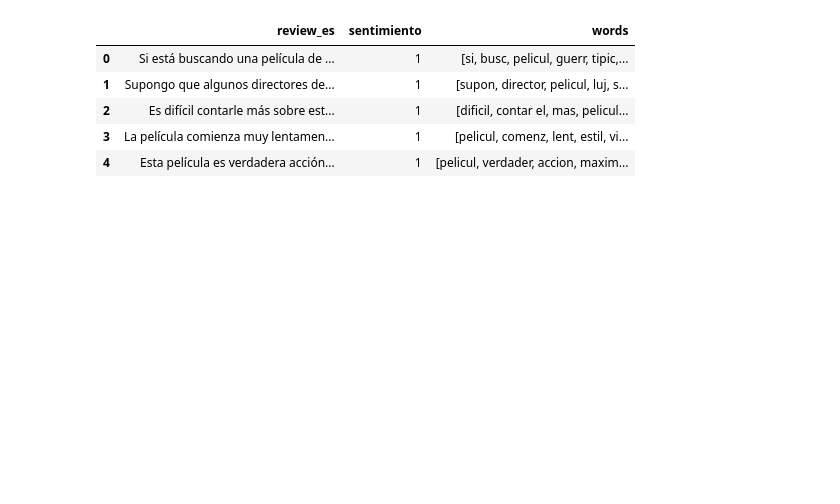
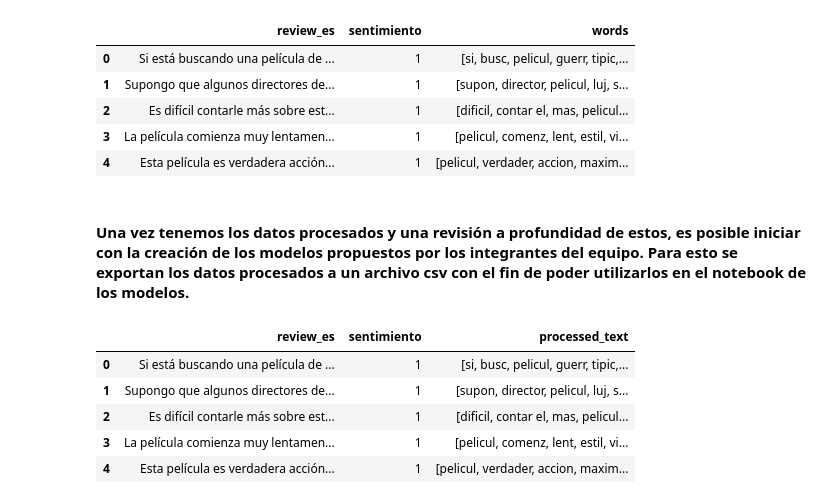
Before and after one commit to Zucaritas-BI/Proyecto-1, a Jupyter notebook: proy_desarrollo.ipynb, the cells around one changed output. Cells and saved outputs as stored; diff of their text form; code cells hidden in the pictures; blank space fills up the shorter version.

Commit message:
notebooks and data exported to work

```diff
--- a/proy_desarrollo.ipynb
+++ b/proy_desarrollo.ipynb
@@ -400,3 +392,18 @@ df_movies_prep.head()
 | 2 | Es difícil contarle más sobre est... | 1 | [dificil, contar el, mas, pelicul... |
 | 3 | La película comienza muy lentamen... | 1 | [pelicul, comenz, lent, estil, vi... |
 | 4 | Esta película es verdadera acción... | 1 | [pelicul, verdader, accion, maxim... |
+# %% [markdown]
+#### Una vez tenemos los datos procesados y una revisión a profundidad de estos, es posible iniciar con la creación de los modelos propuestos por los integrantes del equipo. Para esto se exportan los datos procesados a un archivo csv con el fin de poder utilizarlos en el notebook de los modelos.
+# %%
+# Se cambia el nombre de la columna 'words' por 'processed_text'
+df_movies_prep.rename(columns={'words': 'processed_text'}, inplace=True)
+
+#Visualización de los cambios
+df_movies_prep.head()
+# %% [output]
+|  | review_es | sentimiento | processed_text |
+| 0 | Si está buscando una película de ... | 1 | [si, busc, pelicul, guerr, tipic,... |
+| 1 | Supongo que algunos directores de... | 1 | [supon, director, pelicul, luj, s... |
+| 2 | Es difícil contarle más sobre est... | 1 | [dificil, contar el, mas, pelicul... |
+| 3 | La película comienza muy lentamen... | 1 | [pelicul, comenz, lent, estil, vi... |
+| 4 | Esta película es verdadera acción... | 1 | [pelicul, verdader, accion, maxim... |
```
Also changed, not shown: parts of 10 cells of this notebook, 4 other files.
